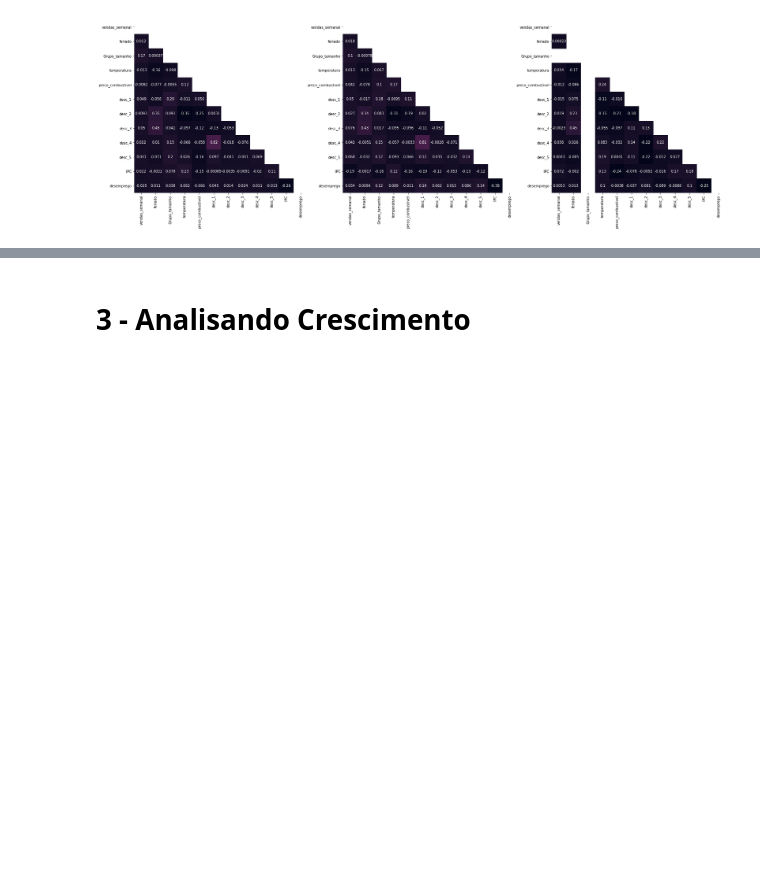
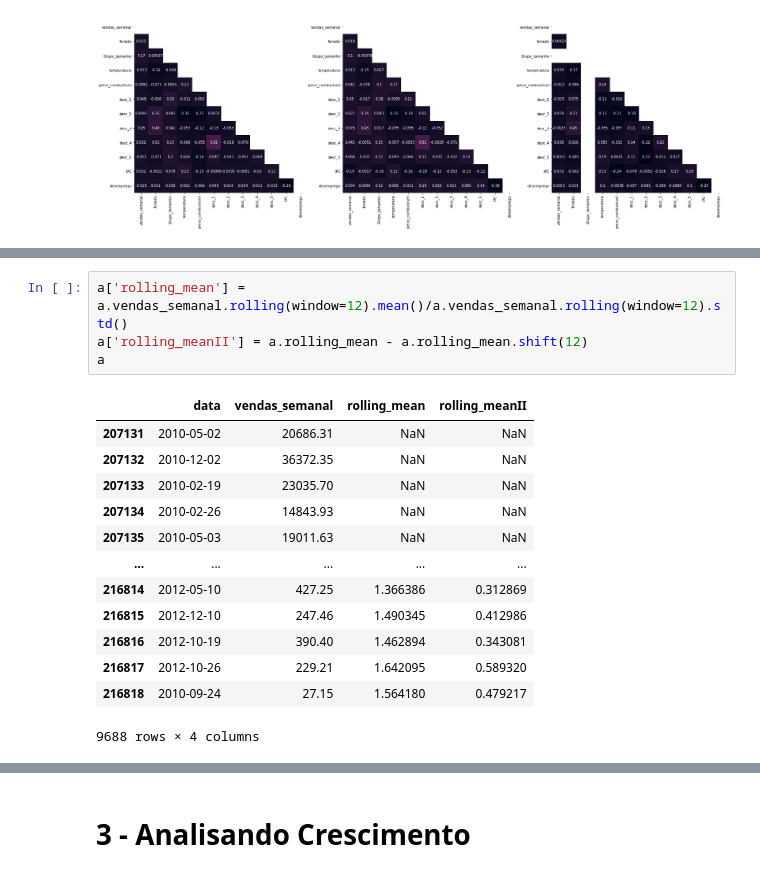
Before and after one commit to SamuelSousaFerreira/Analise-de-lojas-de-varejo, a Jupyter notebook: Análise_de_varejo.ipynb, the cells around one changed output, grey strips where cells are left out. Cells and saved outputs as stored; diff of their text form; blank space fills up the shorter version.

```diff
--- a/Análise_de_varejo.ipynb
+++ b/Análise_de_varejo.ipynb
@@ -704,0 +724,18 @@ sns.heatmap(a , mask= mask, vmax=6, annot=True, square=True, ax= eixo[2], cbar=N
+# %%
+a['rolling_mean'] = a.vendas_semanal.rolling(window=12).mean()/a.vendas_semanal.rolling(window=12).std()
+a['rolling_meanII'] = a.rolling_mean - a.rolling_mean.shift(12)
+a
+# %% [output]
+|  | data | vendas_semanal | rolling_mean | rolling_meanII |
+| 207131 | 2010-05-02 | 20686.31 | NaN | NaN |
+| 207132 | 2010-12-02 | 36372.35 | NaN | NaN |
+| 207133 | 2010-02-19 | 23035.70 | NaN | NaN |
+| 207134 | 2010-02-26 | 14843.93 | NaN | NaN |
+| 207135 | 2010-05-03 | 19011.63 | NaN | NaN |
+| ... | ... | ... | ... | ... |
+| 216814 | 2012-05-10 | 427.25 | 1.366386 | 0.312869 |
+| 216815 | 2012-12-10 | 247.46 | 1.490345 | 0.412986 |
+| 216816 | 2012-10-19 | 390.40 | 1.462894 | 0.343081 |
+| 216817 | 2012-10-26 | 229.21 | 1.642095 | 0.589320 |
+| 216818 | 2010-09-24 | 27.15 | 1.564180 | 0.479217 |
+9688 rows × 4 columns
```
Also changed, not shown: parts of 26 cells of this notebook.
